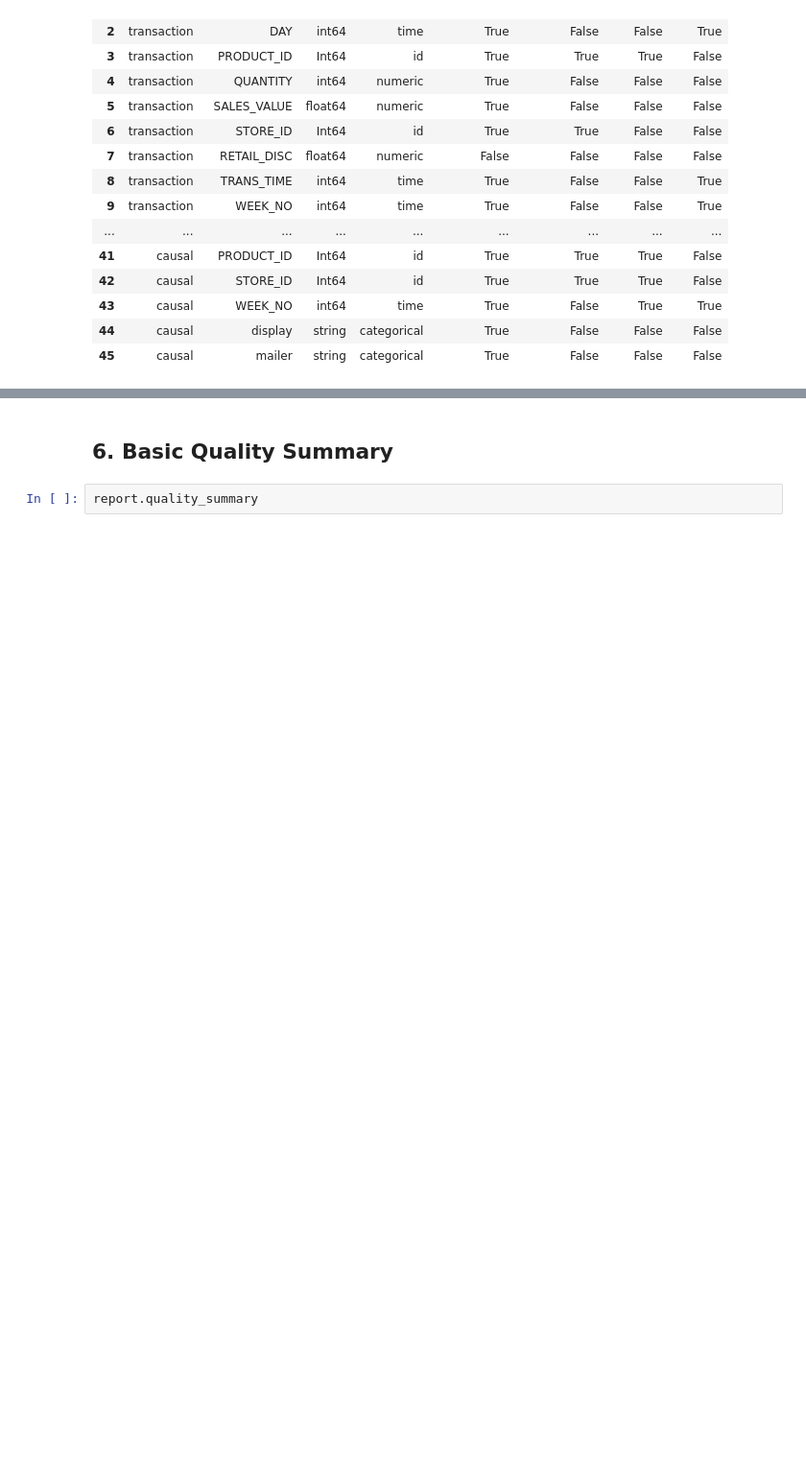
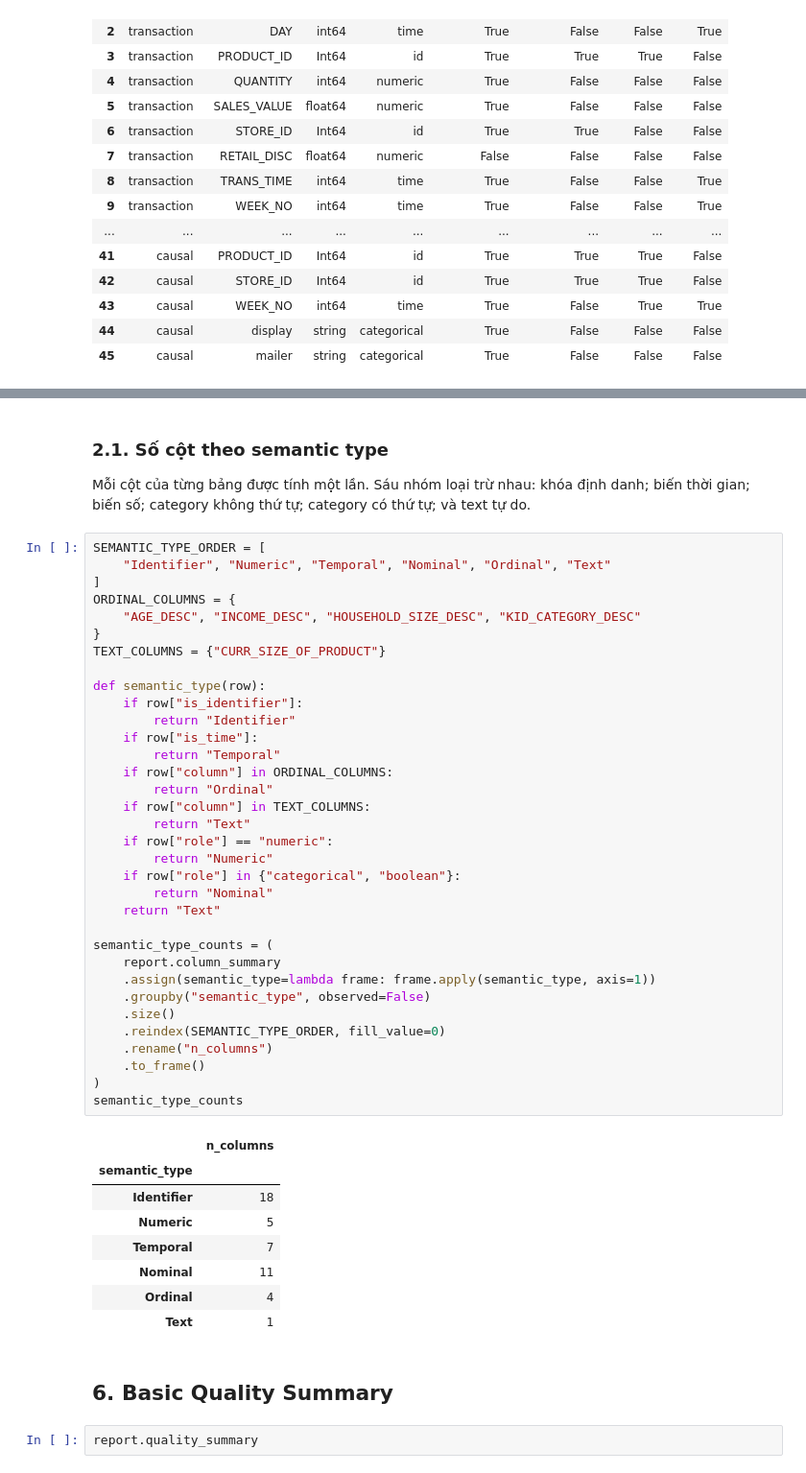
Before and after one commit to manhhungtr211/Propensity---Dunnhumby, a Jupyter notebook: notebooks/00_data_overview.ipynb, the cells around one changed output, grey strips where cells are left out. Shown at 96% size. Drawn from its saved outputs; the diff is of its cells as text; blank space fills up the shorter version.

```diff
--- a/notebooks/00_data_overview.ipynb
+++ b/notebooks/00_data_overview.ipynb
@@ -113,3 +67,50 @@ report.time_summary
+# %% [markdown]
+### 2.1. Số cột theo semantic type
+
+Mỗi cột của từng bảng được tính một lần. Sáu nhóm loại trừ nhau: khóa định danh; biến thời gian; biến số; category không thứ tự; category có thứ tự; và text tự do.
+# %%
+SEMANTIC_TYPE_ORDER = [
+    "Identifier", "Numeric", "Temporal", "Nominal", "Ordinal", "Text"
+]
+ORDINAL_COLUMNS = {
+    "AGE_DESC", "INCOME_DESC", "HOUSEHOLD_SIZE_DESC", "KID_CATEGORY_DESC"
+}
+TEXT_COLUMNS = {"CURR_SIZE_OF_PRODUCT"}
+
+def semantic_type(row):
+    if row["is_identifier"]:
+        return "Identifier"
+    if row["is_time"]:
+        return "Temporal"
+    if row["column"] in ORDINAL_COLUMNS:
+        return "Ordinal"
+    if row["column"] in TEXT_COLUMNS:
+        return "Text"
+    if row["role"] == "numeric":
+        return "Numeric"
+    if row["role"] in {"categorical", "boolean"}:
+        return "Nominal"
+    return "Text"
+
+semantic_type_counts = (
+    report.column_summary
+    .assign(semantic_type=lambda frame: frame.apply(semantic_type, axis=1))
+    .groupby("semantic_type", observed=False)
+    .size()
+    .reindex(SEMANTIC_TYPE_ORDER, fill_value=0)
+    .rename("n_columns")
+    .to_frame()
+)
+semantic_type_counts
+# %% [output]
+|  | n_columns |
+| semantic_type |  |
+| Identifier | 18 |
+| Numeric | 5 |
+| Temporal | 7 |
+| Nominal | 11 |
+| Ordinal | 4 |
+| Text | 1 |
 # %% [markdown]
 ## 6. Basic Quality Summary
 # %%
```
Also changed, not shown: parts of 22 cells of this notebook, 13 other files.
